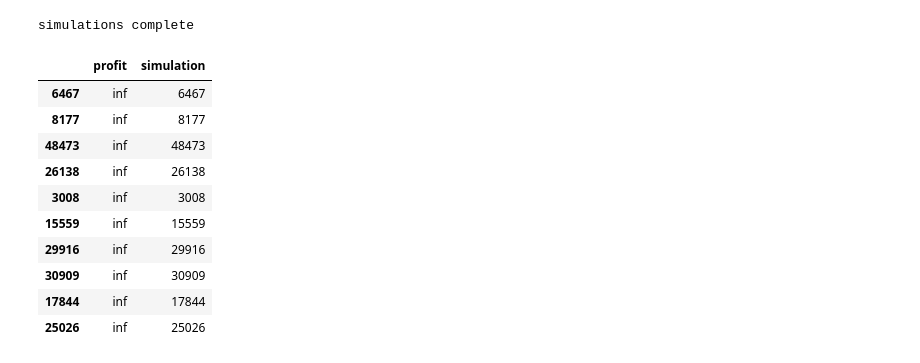
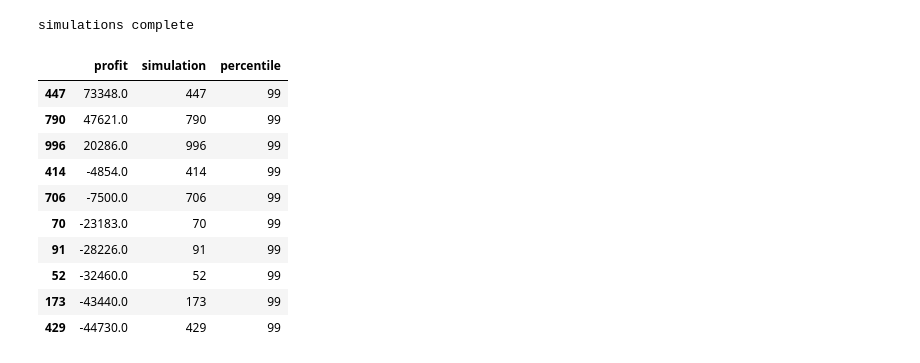
Before and after one commit to alexdparker/datascience, a Jupyter notebook: driver_pricing.ipynb, the cells around one changed output. Cells and saved outputs as stored; diff of their text form; code cells hidden in the pictures.

Commit message:
bug fix and adding in percentile analysis

```diff
--- a/driver_pricing.ipynb
+++ b/driver_pricing.ipynb
@@ -224,3 +236,6 @@ px.line(pv,
 pv_2 = pv_df
 ac_2 = ac_df
 s_2 = s_df
+# %%
+p = pd.Series(25, name = 'pay')
+np.round(logit.predict(p).iat[0])
@@ -312,34 +325,34 @@ simulations complete
 # %%
 # Prepare output for inspection
 
-profit_results = pd.DataFrame(data = {'profit':np.sum(sim_profit, axis = 1)}).astype({'profit':'float16'})
+profit_results = pd.DataFrame(data = {'profit':np.sum(sim_profit, axis = 1)})
 profit_results['simulation'] = np.arange(0,n)
-#profit_results['percentile'] = pd.qcut(profit_results['profit'], q = 10, duplicates='drop')
-top_100= profit_results.sort_values(by = 'profit', ascending = False)['simulation'].head(100)
-bottom_100= profit_results.sort_values(by = 'profit', ascending = True)['simulation'].head(100)
+profit_results['percentile'] = pd.qcut(profit_results.profit, q =100, labels=np.arange(100))
+#top_100= profit_results.sort_values(by = 'profit', ascending = False)['simulation'].head(100)
+#bottom_100= profit_results.sort_values(by = 'profit', ascending = True)['simulation'].head(100)
 
 payout_vectors = pd.DataFrame(data = sim_payouts)
 payout_vectors['profit'] = np.sum(sim_profit, axis = 1)
-#payout_vectors['percentile']= pd.qcut(profit_results['profit'], q = 10, duplicates='drop')
+payout_vectors['percentile']= pd.qcut(profit_results.profit, q =100, labels=np.arange(100))
 payout_vectors['simulation'] = np.arange(0,n)
-pv_wide = pd.melt(payout_vectors, id_vars=['simulation','profit'], var_name = 'month', value_name = 'payout')
+pv_wide = pd.melt(payout_vectors, id_vars=['simulation','profit','percentile'], var_name = 'month', value_name = 'payout')
 
 acquisition_vectors = pd.DataFrame(data = sim_acquisitions)
 acquisition_vectors['profit'] = np.sum(sim_profit, axis = 1)
-#acquisition_vectors['percentile'] = pd.qcut(profit_results['profit'], q = 10, duplicates='drop')
+acquisition_vectors['percentile'] = pd.qcut(profit_results.profit, q =100, labels=np.arange(100))
 acquisition_vectors['simulation'] = np.arange(0,n)
-av_wide = pd.melt(acquisition_vectors, id_vars=['simulation','profit'], var_name = 'month', value_name = 'acquisition')
+av_wide = pd.melt(acquisition_vectors, id_vars=['simulation','profit','percentile'], var_name = 'month', value_name = 'acquisition')
 
 profit_results.sort_values(by = 'profit', ascending = False).head(10)
 # %% [output]
-|  | profit | simulation |
-| 6467 | inf | 6467 |
-| 8177 | inf | 8177 |
-| 48473 | inf | 48473 |
-| 26138 | inf | 26138 |
-| 3008 | inf | 3008 |
-| 15559 | inf | 15559 |
-| 29916 | inf | 29916 |
-| 30909 | inf | 30909 |
-| 17844 | inf | 17844 |
-| 25026 | inf | 25026 |
+|  | profit | simulation | percentile |
+| 447 | 73348.0 | 447 | 99 |
+| 790 | 47621.0 | 790 | 99 |
+| 996 | 20286.0 | 996 | 99 |
+| 414 | -4854.0 | 414 | 99 |
+| 706 | -7500.0 | 706 | 99 |
+| 70 | -23183.0 | 70 | 99 |
+| 91 | -28226.0 | 91 | 99 |
+| 52 | -32460.0 | 52 | 99 |
+| 173 | -43440.0 | 173 | 99 |
+| 429 | -44730.0 | 429 | 99 |
```
Also changed, not shown: parts of 11 cells of this notebook.
